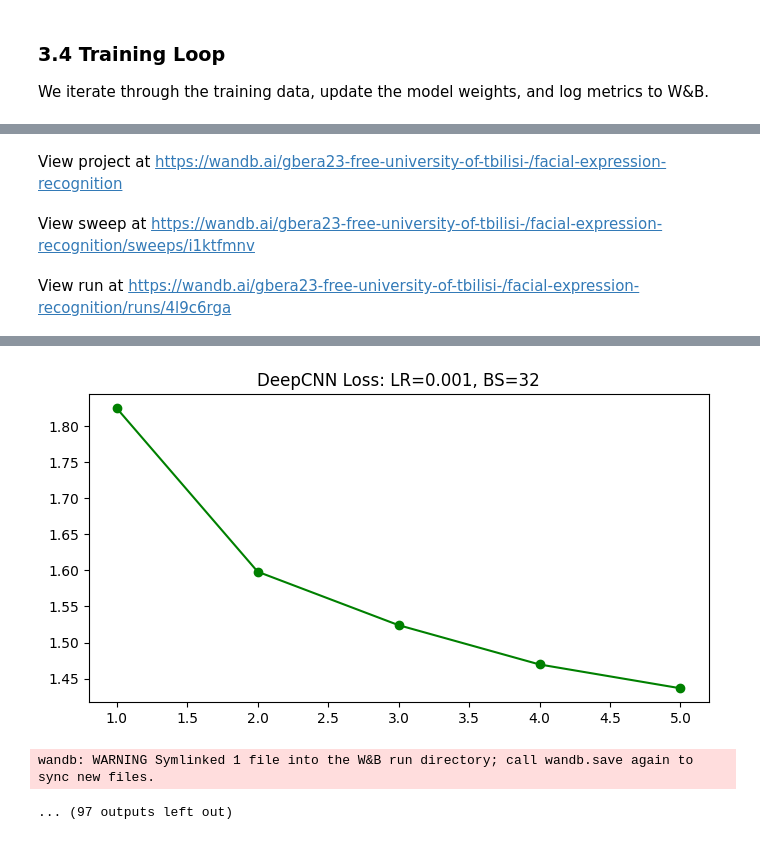
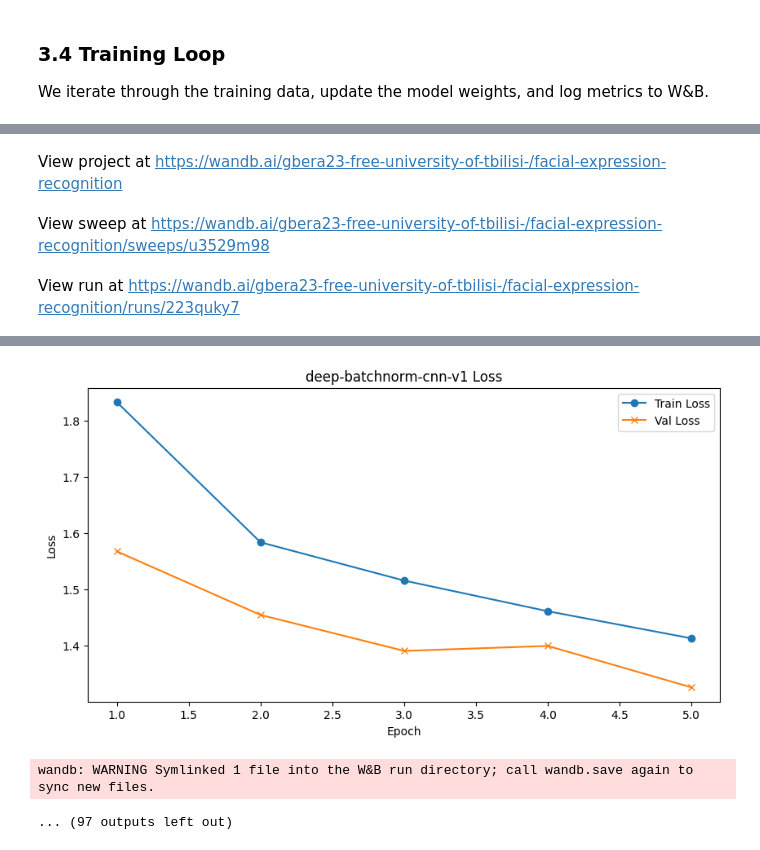
Before and after one commit to gbera23-dev/Machine-Learning, a Jupyter notebook: Assignment4/model_files/model_experiment_deep_batchnorm_cnn.ipynb, the cells around one changed output, grey strips where cells are left out. Saved outputs shown, nothing was run; the diff lists cells and outputs as text; code cells hidden in the pictures.

Commit message:
refactored deep batchnorm cnn

```diff
--- a/Assignment4/model_files/model_experiment_deep_batchnorm_cnn.ipynb
+++ b/Assignment4/model_files/model_experiment_deep_batchnorm_cnn.ipynb
@@ -329,6 +325,9 @@ import matplotlib.pyplot as plt
 import wandb
 import torch
 import torch.nn as nn
+
+# Initialize a global counter for the sweep runs
+run_counter = 0
 
 class FERPipeline(nn.Module):
     def __init__(self, model, transform):
@@ -340,47 +339,96 @@ class FERPipeline(nn.Module):
         return self.model(x)
 
 def train_sweep():
+    global run_counter
+    run_counter += 1
+
     with wandb.init() as run:
         config = run.config
+        # Set the run name with the requested format
+        run.name = f"deep-batchnorm-cnn-v{run_counter}"
+
         # Initialize DeepCNN
         sweep_model = DeepCNN(num_classes=7).to(device)
         sweep_optimizer = optim.Adam(sweep_model.parameters(), lr=config.learning_rate)
         sweep_train_loader = DataLoader(train_dataset, batch_size=config.batch_size, shuffle=True)
+        sweep_val_loader = DataLoader(val_dataset, batch_size=config.batch_size, shuffle=False)
         current_pipeline = FERPipeline(sweep_model, val_transform)
 
-        loss_history = []
+        train_loss_history = []
+        val_loss_history = []
         num_epochs = 5
 
         for epoch in range(num_epochs):
+            # Training Phase
             sweep_model.train()
             running_loss = 0.0
+            correct_train = 0
+            total_train = 0
             for images, labels in sweep_train_loader:
                 images, labels = images.to(device), labels.to(device)
                 sweep_optimizer.zero_grad()
-                loss = criterion(sweep_model(images), labels)
+                outputs = sweep_model(images)
+                loss = criterion(outputs, labels)
                 loss.backward()
                 sweep_optimizer.step()
+
                 running_loss += loss.item()
+                _, predicted = torch.max(outputs.data, 1)
+                total_train += labels.size(0)
+                correct_train += (predicted == labels).sum().item()
 
-            avg_loss = running_loss / len(sweep_train_loader)
-            loss_history.append(avg_loss)
-            wandb.log({"epoch": epoch + 1, "deep_train_loss": avg_loss})
-            print(f"DeepRun: {run.name} | Epoch {epoch+1}, Loss: {avg_loss:.4f}")
+            avg_train_loss = running_loss / len(sweep_train_loader)
+            train_acc = 100 * correct_train / total_train
+
+            # Validation Phase
+            sweep_model.eval()
+            val_running_loss = 0.0
+            correct_val = 0
+            total_val = 0
+            with torch.no_grad():
+                for images, labels in sweep_val_loader:
+                    images, labels = images.to(device), labels.to(device)
+                    outputs = sweep_model(images)
+                    loss = criterion(outputs, labels)
+                    val_running_loss += loss.item()
+                    _, predicted = torch.max(outputs.data, 1)
+                    total_val += labels.size(0)
+                    correct_val += (predicted == labels).sum().item()
+
+            avg_val_loss = val_running_loss / len(sweep_val_loader)
+            val_acc = 100 * correct_val / total_val
+
+            train_loss_history.append(avg_train_loss)
+            val_loss_history.append(avg_val_loss)
+
+            wandb.log({
+                "epoch": epoch + 1,
+                "deep_train_loss": avg_train_loss,
+                "deep_train_acc": train_acc,
+                "deep_val_loss": avg_val_loss,
+                "deep_val_acc": val_acc
+            })
+            print(f"Run: {run.name} | Epoch {epoch+1}, Train Loss: {avg_train_loss:.4f}, Train Acc: {train_acc:.2f}%, Val Loss: {avg_val_loss:.4f}, Val Acc: {val_acc:.2f}%")
 
         # Local Visualization
-        plt.figure(figsize=(8, 4))
-        plt.plot(range(1, num_epochs + 1), loss_history, marker='o', color='green')
-        plt.title(f"DeepCNN Loss: LR={config.learning_rate}, BS={config.batch_size}")
+        plt.figure(figsize=(10, 5))
+        plt.plot(range(1, num_epochs + 1), train_loss_history, marker='o', label='Train Loss')
+        plt.plot(range(1, num_epochs + 1), val_loss_history, marker='x', label='Val Loss')
+        plt.title(f"{run.name} Loss")
+        plt.xlabel("Epoch")
+        plt.ylabel("Loss")
+        plt.legend()
         plt.show()
 
         # Log Pipeline
-        model_filename = f"deep_pipeline_lr{config.learning_rate}_bs{config.batch_size}.pth"
+        model_filename = f"{run.name}_pipeline.pth"
         torch.save(current_pipeline.state_dict(), model_filename)
         wandb.save(model_filename)
 
-# New sweep config for iteration 2
+# Sweep config
 sweep_config = {
     'method': 'grid',
+    'metric': {'name': 'deep_val_loss', 'goal': 'minimize'},
     'parameters': {
         'learning_rate': {"values": [0.001, 0.0005, 0.0001]},
         'batch_size': {"values": [32, 128]}
@@ -404,3 +452,3 @@ Sweep page: https://wandb.ai/gbera23-free-university-of-tbilisi-/facial-expressi
 View project at https://wandb.ai/gbera23-free-university-of-tbilisi-/facial-expression-recognition
-View sweep at https://wandb.ai/gbera23-free-university-of-tbilisi-/facial-expression-recognition/sweeps/i1ktfmnv
+View sweep at https://wandb.ai/gbera23-free-university-of-tbilisi-/facial-expression-recognition/sweeps/u3529m98
-View run at https://wandb.ai/gbera23-free-university-of-tbilisi-/facial-expression-recognition/runs/4l9c6rga
+View run at https://wandb.ai/gbera23-free-university-of-tbilisi-/facial-expression-recognition/runs/223quky7
@@ -412,3 +460,3 @@ DeepRun: breezy-sweep-1 | Epoch 5, Loss: 1.4367
-[figure, old version]
+[figure, new version]
 wandb: WARNING Symlinked 1 file into the W&B run directory; call wandb.save again to sync new files.
 ... (97 outputs left out)
```
Also changed, not shown: parts of 6 cells of this notebook.
